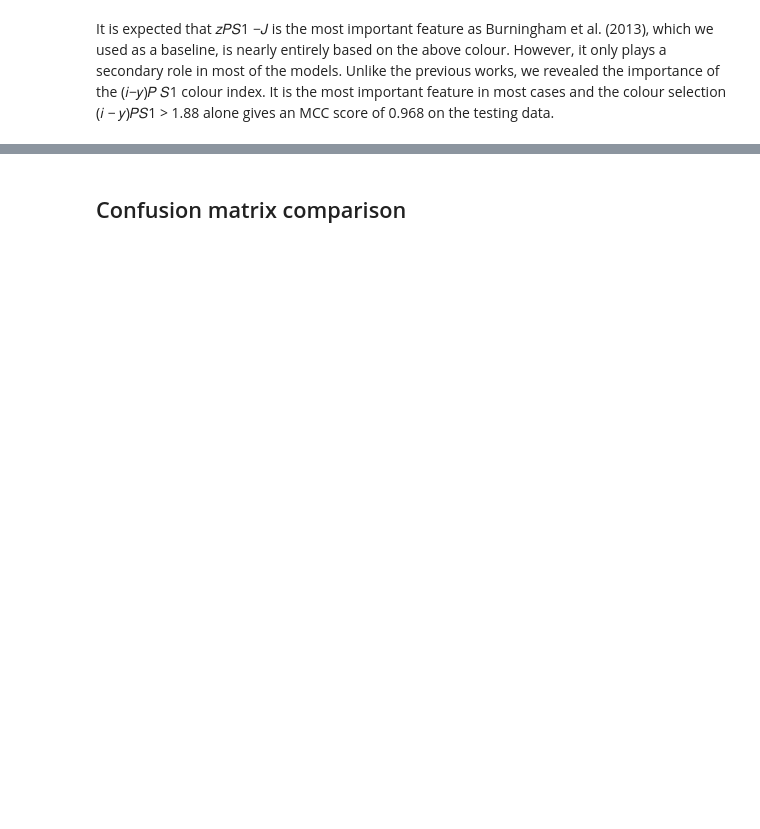
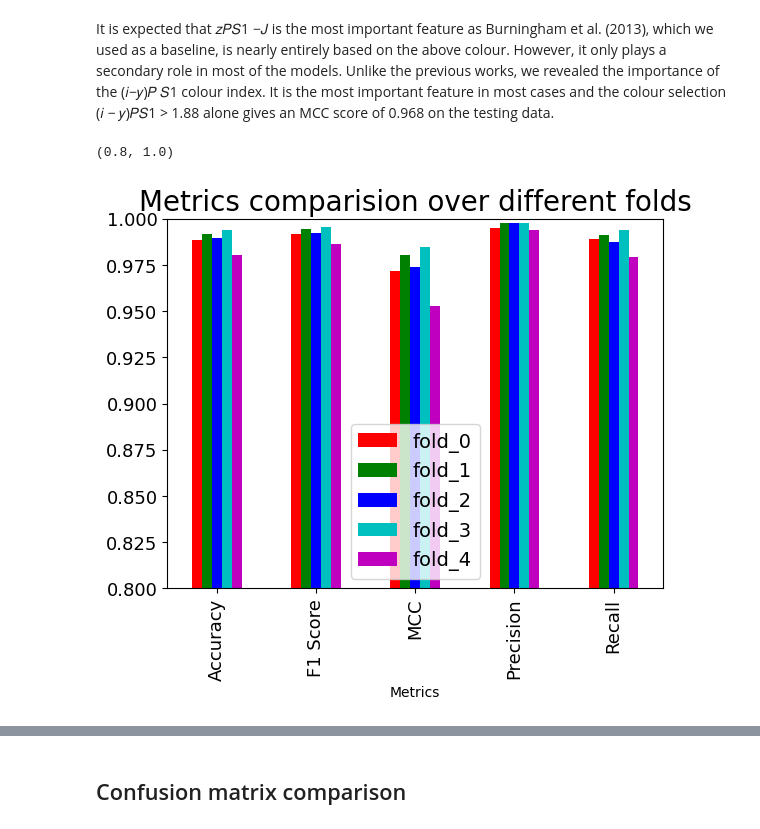
Before and after one commit to uh2000/brown_dwarf_detection, a Jupyter notebook: main.ipynb, the cells around one changed output, grey strips where cells are left out. Cells and saved outputs as stored; diff of their text form; code cells hidden in the pictures; blank space fills up the shorter version.

```diff
--- a/main.ipynb
+++ b/main.ipynb
@@ -436,12 +508,15 @@ previous works, we revealed the importance of the (𝑖−𝑦)𝑃 𝑆1 colour
 # %%
 data = pd.DataFrame(all_metrics)
 data = data.reset_index().rename(columns={'index': 'Metrics'})
 
 
-data = pd.melt(data, id_vars='Metrics', var_name='Activation Function', value_name='Value')
+data = pd.melt(data, id_vars='Metrics', var_name='Fold', value_name='Value')
 
-data = data.set_index(['Metrics', 'Activation Function']).Value
+data = data.set_index(['Metrics', 'Fold']).Value
 data.unstack().plot(kind='bar', stacked=False, color = fold_colors, fontsize = font_size-3)
 plt.legend(fontsize = font_size-2)
 plt.title("Metrics comparision over different folds", size = header_font_size)
 plt.ylim(0.8,1)
+# %% [output]
+(0.8, 1.0)
+[figure, added]
```
Also changed, not shown: parts of 15 cells of this notebook.
